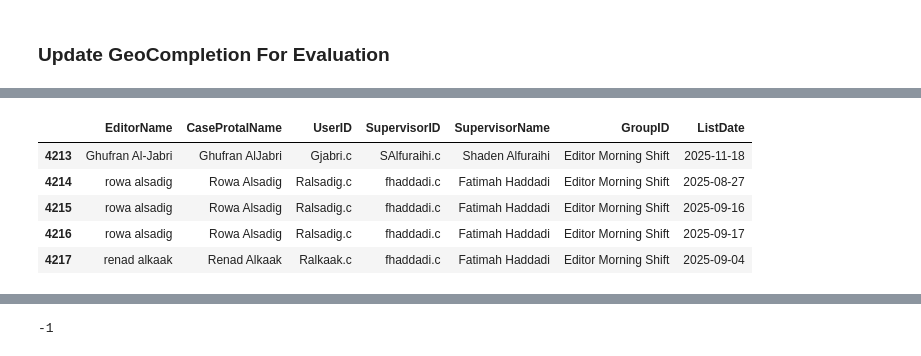
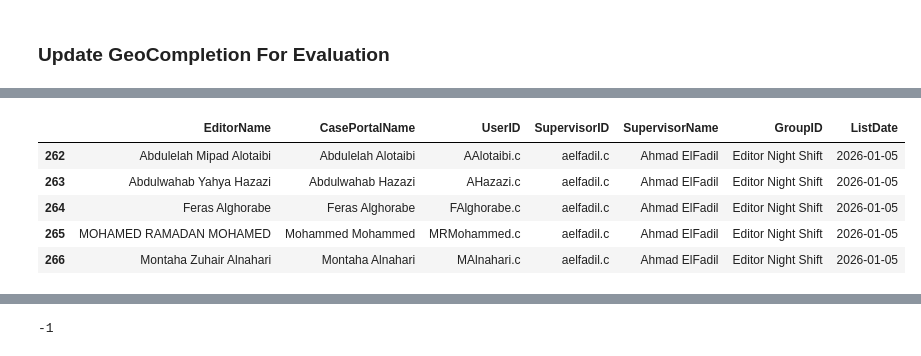
Before and after one commit to AymanSD/Editors-Evaluation, a Jupyter notebook: Evaluation.ipynb, the cells around one changed output, grey strips where cells are left out. Cells and saved outputs as stored; diff of their text form; code cells hidden in the pictures.

```diff
--- a/Evaluation.ipynb
+++ b/Evaluation.ipynb
@@ -293,3 +437,3 @@ admins.to_sql("Administrator", engine_postgres, schema='evaluation', if_exists='
 # %%
-# engine_postgres2 = create_engine("postgresql://postgres:1234@localhost:5432/GRS")
-# ops_final.to_sql("OpsData", engine_postgres2, schema='evaluation', if_exists="replace", index=False)
+engine_postgres2 = create_engine("postgresql://postgres:1234@localhost:5432/GRS")
+# ops_joined.to_sql("OpsData", engine_postgres2, schema='evaluation', if_exists="replace", index=False)
@@ -342,11 +486,11 @@ completed[completed.columns[-10:]].head(20)
 # %%
-editorlist = pd.read_sql("SELECT * FROM public.\"EditorsList\" ", engine_postgres)
+editorlist = pd.read_sql("SELECT * FROM evaluation.\"EditorsList\" ", engine_postgres2)
 editorlist = convert_to_date(editorlist)
 editorlist.tail()
 # %% [output]
-|  | EditorName | CaseProtalName | UserID | SupervisorID | SupervisorName | GroupID | ListDate |
-| 4213 | Ghufran Al-Jabri | Ghufran AlJabri | Gjabri.c | SAlfuraihi.c | Shaden Alfuraihi | Editor Morning Shift | 2025-11-18 |
-| 4214 | rowa alsadig | Rowa Alsadig | Ralsadig.c | fhaddadi.c | Fatimah Haddadi | Editor Morning Shift | 2025-08-27 |
-| 4215 | rowa alsadig | Rowa Alsadig | Ralsadig.c | fhaddadi.c | Fatimah Haddadi | Editor Morning Shift | 2025-09-16 |
-| 4216 | rowa alsadig | Rowa Alsadig | Ralsadig.c | fhaddadi.c | Fatimah Haddadi | Editor Morning Shift | 2025-09-17 |
-| 4217 | renad alkaak | Renad Alkaak | Ralkaak.c | fhaddadi.c | Fatimah Haddadi | Editor Morning Shift | 2025-09-04 |
+|  | EditorName | CasePortalName | UserID | SupervisorID | SupervisorName | GroupID | ListDate |
+| 262 | Abdulelah Mipad Alotaibi | Abdulelah Alotaibi | AAlotaibi.c | aelfadil.c | Ahmad ElFadil | Editor Night Shift | 2026-01-05 |
+| 263 | Abdulwahab Yahya Hazazi | Abdulwahab Hazazi | AHazazi.c | aelfadil.c | Ahmad ElFadil | Editor Night Shift | 2026-01-05 |
+| 264 | Feras Alghorabe | Feras Alghorabe | FAlghorabe.c | aelfadil.c | Ahmad ElFadil | Editor Night Shift | 2026-01-05 |
+| 265 | MOHAMED RAMADAN MOHAMED | Mohammed Mohammed | MRMohammed.c | aelfadil.c | Ahmad ElFadil | Editor Night Shift | 2026-01-05 |
+| 266 | Montaha Zuhair Alnahari | Montaha Alnahari | MAlnahari.c | aelfadil.c | Ahmad ElFadil | Editor Night Shift | 2026-01-05 |
```
Also changed, not shown: parts of 50 cells of this notebook, 9 other files.
